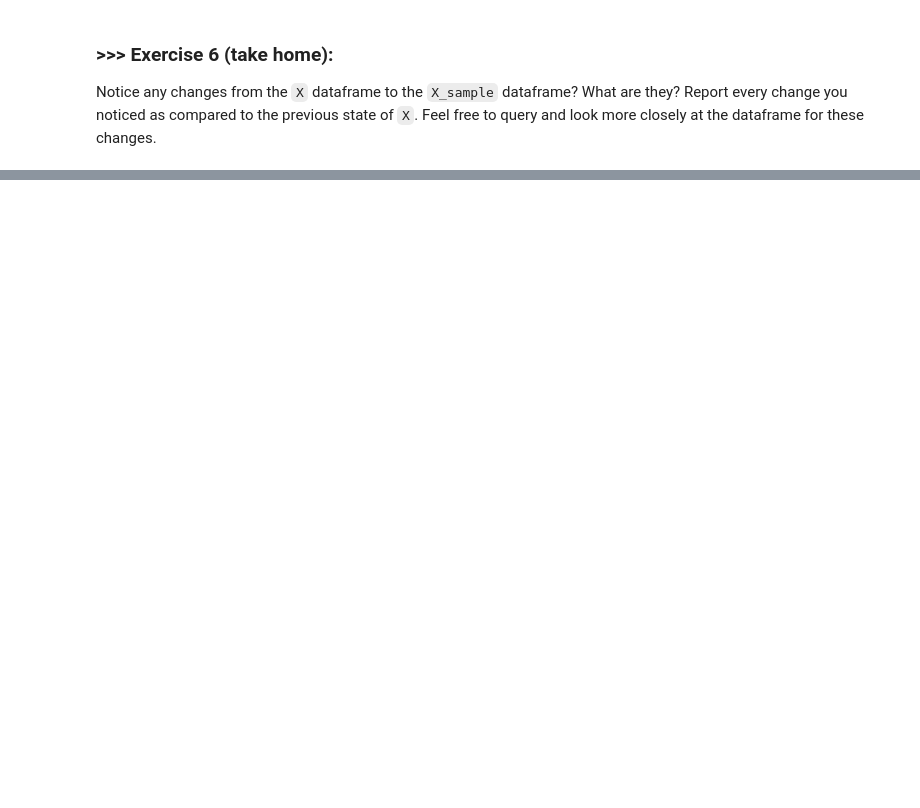
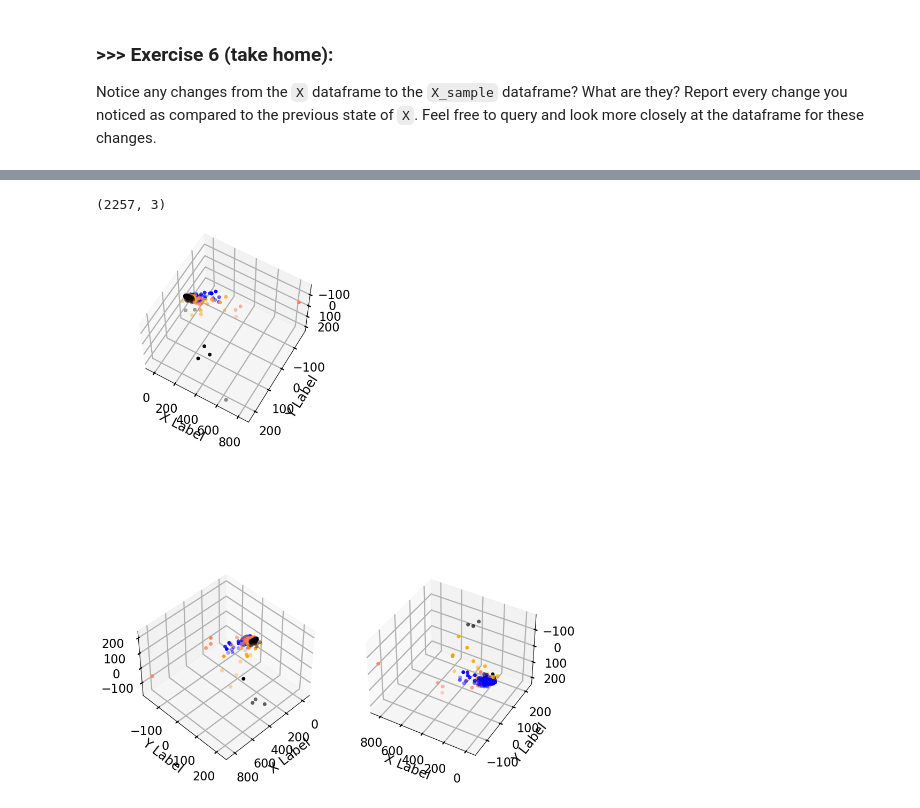
Before and after one commit to D-Albrekt/Data-Mining-Lab1-Master, a Jupyter notebook: Homework/DM2023-Lab1-Homework.ipynb, the cells around one changed output, grey strips where cells are left out. Drawn from its saved outputs; the diff is of its cells as text; code cells hidden in the pictures; blank space fills up the shorter version.

```diff
--- a/Homework/DM2023-Lab1-Homework.ipynb
+++ b/Homework/DM2023-Lab1-Homework.ipynb
@@ -136,0 +136,7 @@ There are two main changes that occcours from the sampling (x --> x_sample) and
+# %%
+# Answer here
+from sklearn.feature_extraction.text import CountVectorizer
+count_vect = CountVectorizer()
+X_counts = count_vect.fit_transform(X.text) #learn the vocabulary and return document-term matrix
+indices = np.where(X_counts[4:5].toarray() == 1)[1] #Get the indexes of all elements == 1
+count_vect.get_feature_names_out()[indices[1]] #Print the second 1.
@@ -136,0 +174,61 @@ There are two main changes that occcours from the sampling (x --> x_sample) and
+# %%
+# Answer here
+from sklearn.decomposition import PCA
+X_reduced = PCA(n_components = 3).fit_transform(X_counts.toarray())
+print(X_reduced.shape)
+from mpl_toolkits.mplot3d import Axes3D
+import matplotlib.pyplot as plt
+
+col = ['coral', 'blue', 'black', 'orange']
+
+# plot
+
+from mpl_toolkits import mplot3d
+#= plt.figure(figsize = (10,10))
+fig = plt.figure(figsize = (10,30))
+ax = fig.add_subplot(1,2,1, projection='3d')
+#axs[0] = plt.axes(projection='3d')
+
+
+
+for c, category in zip(col, categories):
+    xs = X_reduced[X['category_name'] == category].T[0]
+    ys = X_reduced[X['category_name'] == category].T[1]
+    zs = X_reduced[X['category_name'] == category].T[2]
+    ax.scatter(xs, ys, zs,  c = c)
+
+
+ax.grid(color='gray', linestyle=':', linewidth=2, alpha=0.2)
+ax.set_xlabel('\nX Label')
+ax.set_ylabel('\nY Label')
+ax.view_init(45, 45)
+
+ax = fig.add_subplot(1,2,2, projection='3d')
+for c, category in zip(col, categories):
+    xs = X_reduced[X['category_name'] == category].T[0]
+    ys = X_reduced[X['category_name'] == category].T[1]
+    zs = X_reduced[X['category_name'] == category].T[2]
+    ax.scatter(xs, ys, zs,  c = c)
+
+
+ax.grid(color='gray', linestyle=':', linewidth=2, alpha=0.2)
+ax.set_xlabel('\nX Label')
+ax.set_ylabel('\nY Label')
+ax.view_init(-140, 60)
+
+ax = fig.add_subplot(2,2,1, projection='3d')
+for c, category in zip(col, categories):
+    xs = X_reduced[X['category_name'] == category].T[0]
+    ys = X_reduced[X['category_name'] == category].T[1]
+    zs = X_reduced[X['category_name'] == category].T[2]
+    ax.scatter(xs, ys, zs,  c = c)
+
+
+ax.grid(color='gray', linestyle=':', linewidth=2, alpha=0.2)
+ax.set_xlabel('\nX Label')
+ax.set_ylabel('\nY Label')
+ax.view_init(240,240)
+plt.show()
+# %% [output]
+(2257, 3)
+[figure, added]
```
Also changed, not shown: parts of 12 cells of this notebook, 1 other file.
